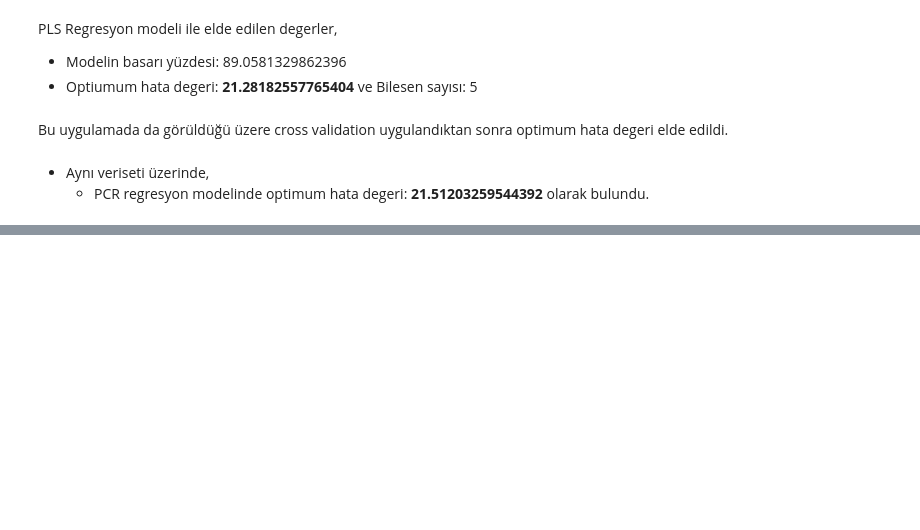
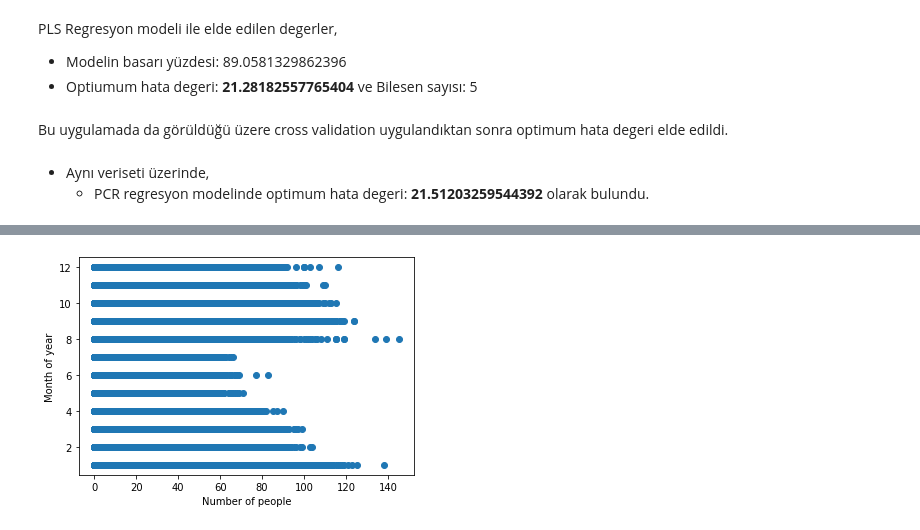
Before and after one commit to mrkizmaz/DataScience-and-MachineLearning, a Jupyter notebook: ML-Exercises/4-PLS.ipynb, the cells around one changed output, grey strips where cells are left out. Saved outputs shown, nothing was run; the diff lists cells and outputs as text; code cells hidden in the pictures; blank space fills up the shorter version.

```diff
--- a/ML-Exercises/4-PLS.ipynb
+++ b/ML-Exercises/4-PLS.ipynb
@@ -245,0 +335,6 @@ Bu uygulamada da görüldüğü üzere cross validation uygulandıktan sonra opt
+# %%
+plt.scatter(df['number_people'], df['month'])
+plt.xlabel('Number of people')
+plt.ylabel('Month of year');
+# %% [output]
+[figure, added]
```
Also changed, not shown: parts of 20 cells of this notebook.
